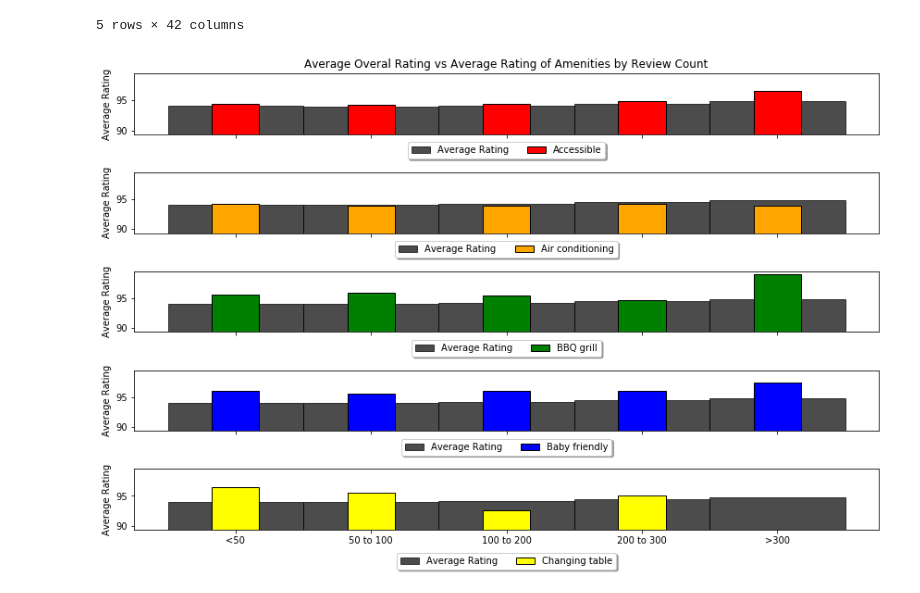
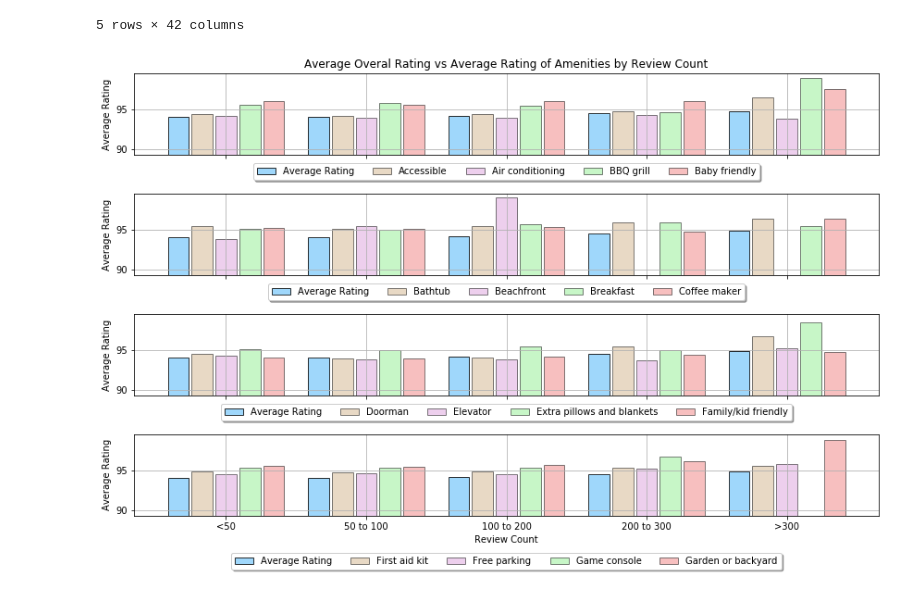
Before and after one commit to jmychalchyk/Group_4_Project_1, a Jupyter notebook: Jeff_Charts-092418-Set3-NumberofReviews.ipynb, the cells around one changed output. Cells and saved outputs as stored; diff of their text form; code cells hidden in the pictures.

```diff
--- a/Jeff_Charts-092418-Set3-NumberofReviews.ipynb
+++ b/Jeff_Charts-092418-Set3-NumberofReviews.ipynb
@@ -92,51 +92,76 @@ df_chart.head()
 | 4 | >300 | 94.821429 | 96.545455 | 93.875000 | 99.000000 | 97.500000 | NaN | ... |
 5 rows × 42 columns
 # %%
-lstcolors=['black','red','orange','green','blue','yellow','indigo','violet']
+lstcolors=["lightskyblue","tan","plum","lightgreen","lightcoral","gold"]#["lightblue","green","lightskyblue","lightcoral","orange","red","purple","pink","yellowgreen"]
 x = df_chart.index
 y = df_chart['AverageRating']
 ylabel = 'Average Rating'
+xlabel = 'Review Count'
 xmin =df_chart['AverageRating'].min()-(df_chart['AverageRating'].min()*.05)
 xmax = df_chart['AverageRating'].max()+(df_chart['AverageRating'].min()*.05)
-width = 0.35
-width1 = 1
-alpha =.7
+w=.17
+width = 0.15
+width1 = width
+alpha =.8
+alpha1=.5
 lsz = 12
 wsz = 8
 title = 'Average Overal Rating vs Average Rating of Amenities by Review Count'
 # %%
-fig, (ax1,ax2,ax3,ax4,ax5) = plt.subplots(5, sharex=True, sharey=True,figsize=(lsz,wsz))
+fig, (ax1,ax2,ax3,ax4) = plt.subplots(4, sharex=True, sharey=True,figsize=(lsz,wsz))
 
-ax1.bar(x, y,  alpha=alpha  ,color=lstcolors[0],width = width1,edgecolor = "black",linewidth=1)
-ax1.bar(x, df_chart[lst1[0]],color=lstcolors[1],width = width ,edgecolor = "black",linewidth=1)
-ax2.bar(x, y,  alpha=alpha  ,color=lstcolors[0],width = width1,edgecolor = "black",linewidth=1)
-ax2.bar(x, df_chart[lst1[1]],color=lstcolors[2],width = width ,edgecolor = "black",linewidth=1)
-ax3.bar(x, y,  alpha=alpha  ,color=lstcolors[0],width = width1,edgecolor = "black",linewidth=1)
-ax3.bar(x, df_chart[lst1[2]],color=lstcolors[3],width = width ,edgecolor = "black",linewidth=1)
-ax4.bar(x, y,  alpha=alpha  ,color=lstcolors[0],width = width1,edgecolor = "black",linewidth=1)
-ax4.bar(x, df_chart[lst1[3]],color=lstcolors[4],width = width ,edgecolor = "black",linewidth=1)
-ax5.bar(x, y,  alpha=alpha  ,color=lstcolors[0],width = width1,edgecolor = "black",linewidth=1)
-ax5.bar(x, df_chart[lst1[4]],color=lstcolors[5],width = width ,edgecolor = "black",linewidth=1)
+ax1.bar(x-w-w, y,  alpha=alpha  ,color=lstcolors[0],width = width1,edgecolor = "black",linewidth=1)
+ax1.bar(x-w, df_chart[lst1[0]],alpha=alpha1,color=lstcolors[1],width = width ,edgecolor = "black",linewidth=1)
+ax1.bar(x, df_chart[lst1[1]],alpha=alpha1,color=lstcolors[2],width = width ,edgecolor = "black",linewidth=1)
+ax1.bar(x+w, df_chart[lst1[2]],alpha=alpha1,color=lstcolors[3],width = width ,edgecolor = "black",linewidth=1)
+ax1.bar(x+w+w, df_chart[lst1[3]],alpha=alpha1,color=lstcolors[4],width = width ,edgecolor = "black",linewidth=1)
+
+ax2.bar(x-w-w, y,  alpha=alpha  ,color=lstcolors[0],width = width1,edgecolor = "black",linewidth=1)
+ax2.bar(x-w, df_chart[lst2[0]],alpha=alpha1,color=lstcolors[1],width = width ,edgecolor = "black",linewidth=1)
+ax2.bar(x, df_chart[lst2[1]],alpha=alpha1,color=lstcolors[2],width = width ,edgecolor = "black",linewidth=1)
+ax2.bar(x+w, df_chart[lst2[2]],alpha=alpha1,color=lstcolors[3],width = width ,edgecolor = "black",linewidth=1)
+ax2.bar(x+w+w, df_chart[lst2[3]],alpha=alpha1,color=lstcolors[4],width = width ,edgecolor = "black",linewidth=1)
+
+ax3.bar(x-w-w, y,  alpha=alpha  ,color=lstcolors[0],width = width1,edgecolor = "black",linewidth=1)
+ax3.bar(x-w, df_chart[lst3[0]],alpha=alpha1,color=lstcolors[1],width = width ,edgecolor = "black",linewidth=1)
+ax3.bar(x, df_chart[lst3[1]],alpha=alpha1,color=lstcolors[2],width = width ,edgecolor = "black",linewidth=1)
+ax3.bar(x+w, df_chart[lst3[2]],alpha=alpha1,color=lstcolors[3],width = width ,edgecolor = "black",linewidth=1)
+ax3.bar(x+w+w, df_chart[lst3[3]],alpha=alpha1,color=lstcolors[4],width = width ,edgecolor = "black",linewidth=1)
+
+ax4.bar(x-w-w, y,  alpha=alpha  ,color=lstcolors[0],width = width1,edgecolor = "black",linewidth=1)
+ax4.bar(x-w, df_chart[lst4[0]],alpha=alpha1,color=lstcolors[1],width = width ,edgecolor = "black",linewidth=1)
+ax4.bar(x, df_chart[lst4[1]],alpha=alpha1,color=lstcolors[2],width = width ,edgecolor = "black",linewidth=1)
+ax4.bar(x+w, df_chart[lst4[2]],alpha=alpha1,color=lstcolors[3],width = width ,edgecolor = "black",linewidth=1)
+ax4.bar(x+w+w, df_chart[lst4[3]],alpha=alpha1,color=lstcolors[4],width = width ,edgecolor = "black",linewidth=1)
+
 plt.ylim(xmin,xmax)
-ax1.legend([ylabel,lst1[0]],loc='upper center', bbox_to_anchor=(0.5, -0.05),fancybox=True, shadow=True, ncol=5)
-ax2.legend([ylabel,lst1[1]],loc='upper center', bbox_to_anchor=(0.5, -0.05),fancybox=True, shadow=True, ncol=5)
-ax3.legend([ylabel,lst1[2]],loc='upper center', bbox_to_anchor=(0.5, -0.05),fancybox=True, shadow=True, ncol=5)
-ax4.legend([ylabel,lst1[3]],loc='upper center', bbox_to_anchor=(0.5, -0.05),fancybox=True, shadow=True, ncol=5)
-ax5.legend([ylabel,lst1[4]],loc='upper center', bbox_to_anchor=(0.5, -0.3),fancybox=True, shadow=True, ncol=5)
+
+ax1.legend([ylabel,lst1[0],lst1[1],lst1[2],lst1[3]],loc='upper center', bbox_to_anchor=(0.5, -0.05),fancybox=True, shadow=True, ncol=5)
+ax2.legend([ylabel,lst2[0],lst2[1],lst2[2],lst2[3]],loc='upper center', bbox_to_anchor=(0.5, -0.05),fancybox=True, shadow=True, ncol=5)
+ax3.legend([ylabel,lst3[0],lst3[1],lst3[2],lst3[3]],loc='upper center', bbox_to_anchor=(0.5, -0.05),fancybox=True, shadow=True, ncol=5)
+ax4.legend([ylabel,lst4[0],lst4[1],lst4[2],lst4[3]],loc='upper center', bbox_to_anchor=(0.5, -0.4),fancybox=True, shadow=True, ncol=5)
+
 
 ax1.set_xticks([0,1,2,3,4])
 ax1.set_xticklabels(("<50", "50 to 100", "100 to 200", "200 to 300", ">300"))
 
 ax1.set_title(title)
 ax1.set_ylabel(ylabel)
 ax2.set_ylabel(ylabel)
 ax3.set_ylabel(ylabel)
 ax4.set_ylabel(ylabel)
-ax5.set_ylabel(ylabel)
+
+ax4.set_xlabel(xlabel)
+
+ax1.grid(zorder=1)
+ax2.grid(zorder=1)
+ax3.grid(zorder=1)
+ax4.grid(zorder=1)
+
 
 fig.tight_layout()
-plt.savefig("Images/Chart1_Set3.png")
+plt.savefig("Images/Chart1_Set3b.png")
 fig.show()
 # %% [output]
-[figure, old version]
+[figure, new version]
 # %%
```
Also changed, not shown: parts of 7 cells of this notebook, 11 other files.
